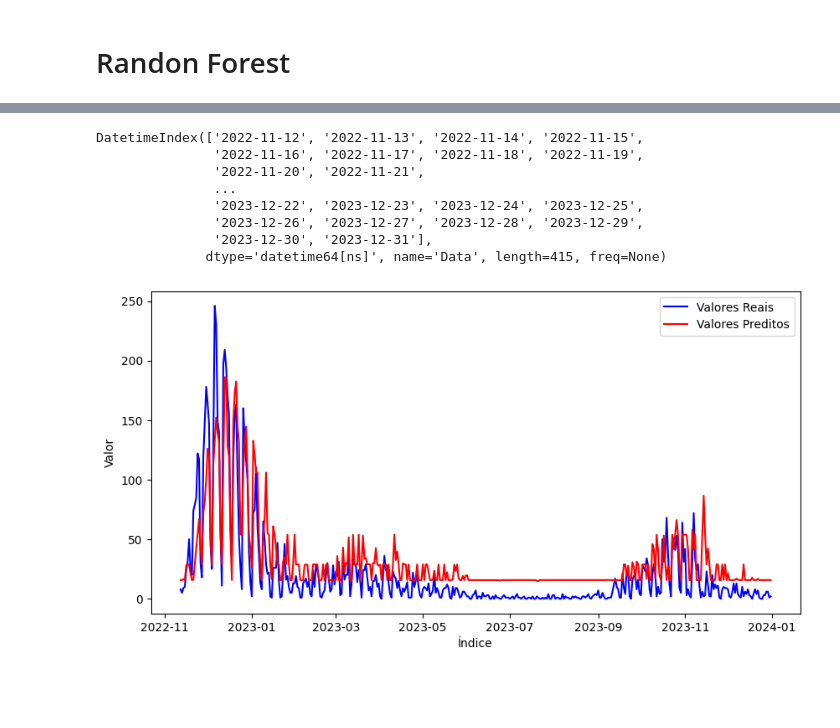
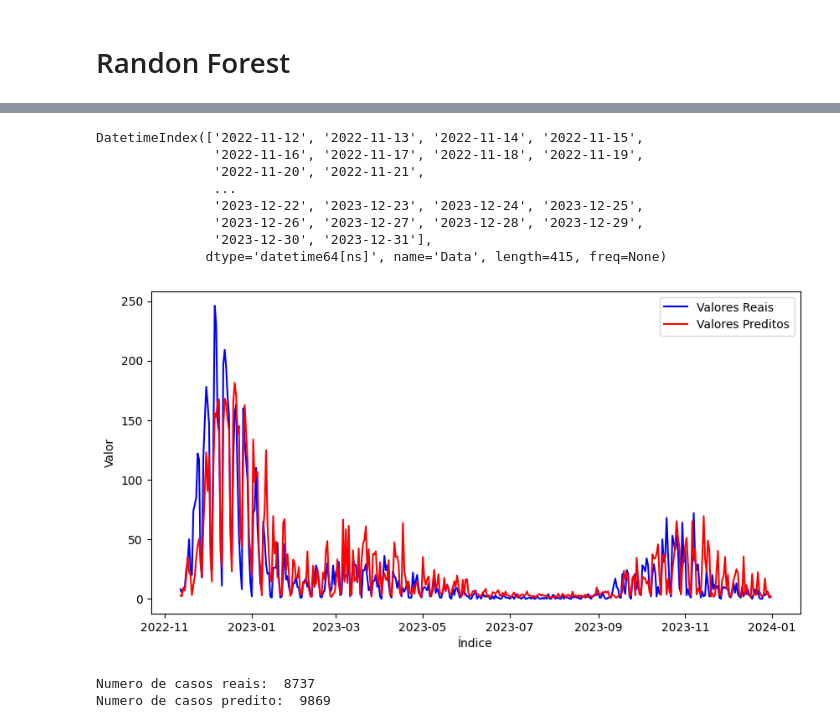
Before and after one commit to brunomaion/5-Modelos, a Jupyter notebook: rf.ipynb, the cells around one changed output, grey strips where cells are left out. Cells and saved outputs as stored; diff of their text form; code cells hidden in the pictures; blank space fills up the shorter version.

```diff
--- a/rf.ipynb
+++ b/rf.ipynb
@@ -191,25 +219,31 @@ KeyboardInterrupt:
 # %%
-len(opiniao_mlp)
+len(opiniao_RF)
 
 print(x_teste.index)
 
-serie_MLP = pd.Series(opiniao_mlp, index=x_teste.index)
+serieRF = pd.Series(opiniao_RF, index=x_teste.index)
 
 
 plt.figure(figsize=(10, 5))
 plt.plot(y_teste, label='Valores Reais', color='blue')
-plt.plot(serie_MLP, label='Valores Preditos', color='red')
+plt.plot(serieRF, label='Valores Preditos', color='red')
 plt.xlabel('Índice')
 plt.ylabel('Valor')
 plt.legend()
 plt.show()
+
+n_pred = int(opiniao_RF.sum())
+print('Numero de casos reais: ', y_teste.sum())
+print('Numero de casos predito: ', n_pred)
 # %% [output]
 DatetimeIndex(['2022-11-12', '2022-11-13', '2022-11-14', '2022-11-15',
                '2022-11-16', '2022-11-17', '2022-11-18', '2022-11-19',
                '2022-11-20', '2022-11-21',
                ...
                '2023-12-22', '2023-12-23', '2023-12-24', '2023-12-25',
                '2023-12-26', '2023-12-27', '2023-12-28', '2023-12-29',
                '2023-12-30', '2023-12-31'],
               dtype='datetime64[ns]', name='Data', length=415, freq=None)
-[figure, old version]
+[figure, new version]
+Numero de casos reais:  8737
+Numero de casos predito:  9869
```
Also changed, not shown: parts of 1 cell of this notebook, 17 other files.
